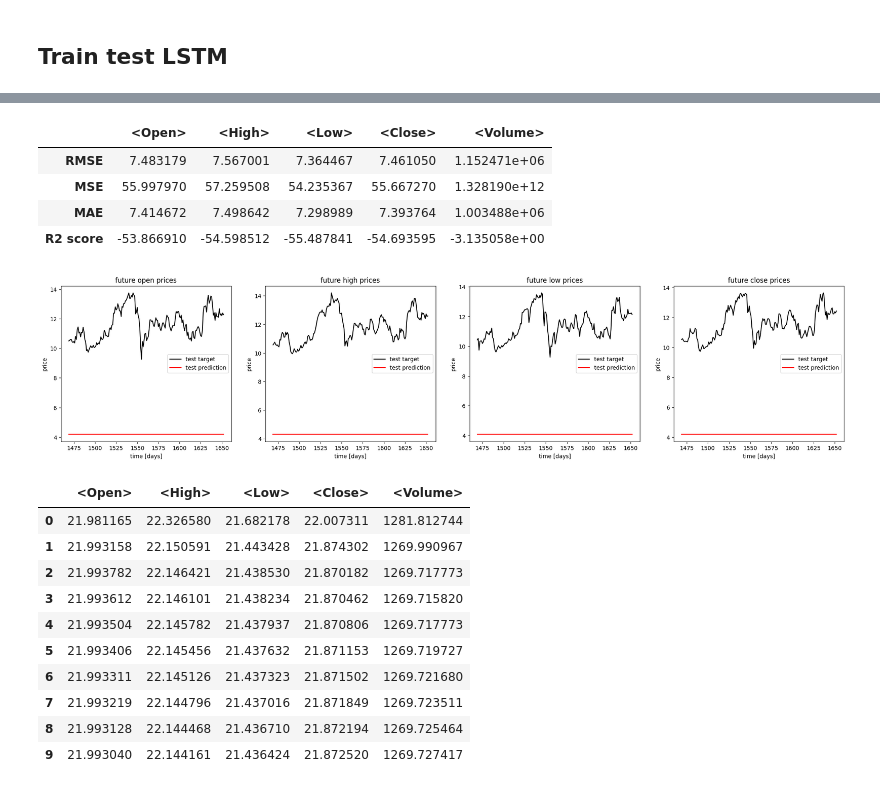
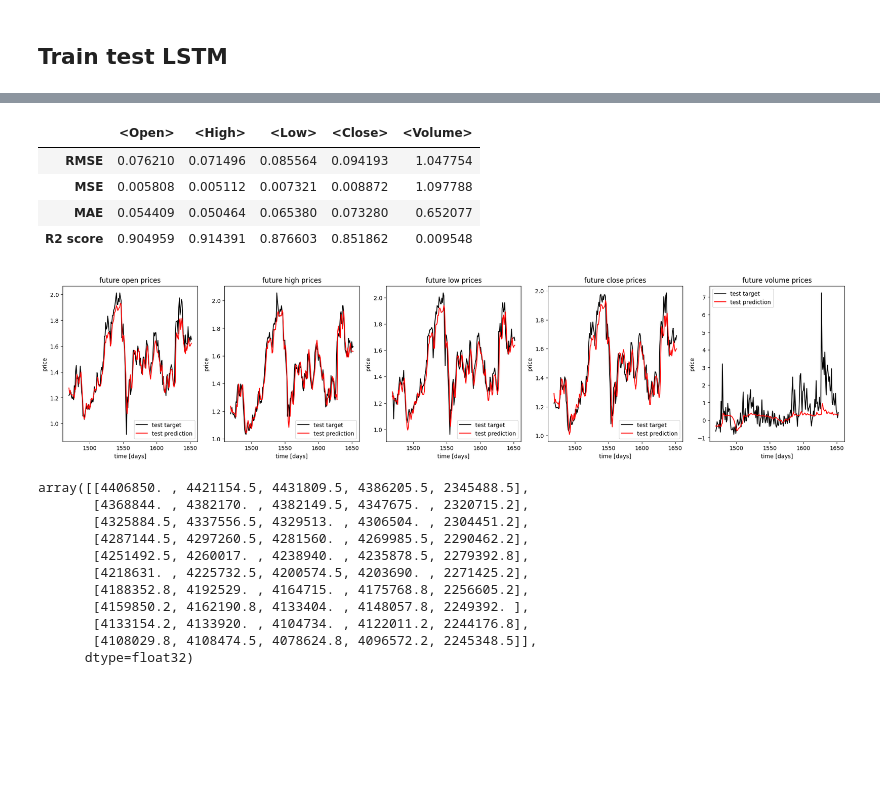
Before and after one commit to LHSang6403/thesis-xang-chuong, a Jupyter notebook: LSTM.ipynb, the cells around one changed output, grey strips where cells are left out. Drawn from its saved outputs; the diff is of its cells as text; code cells hidden in the pictures; blank space fills up the shorter version.

Commit message:
Chuong lstm lan cuoi

```diff
--- a/LSTM.ipynb
+++ b/LSTM.ipynb
@@ -180,11 +194,14 @@ plt.show()
 # %%
 # normalize data
 df1 = stock_price_df.copy(deep=True)
-scaler = MinMaxScaler(feature_range=(0,15)).fit(df1['<Low>'].values.reshape(-1,1))
-df1['<Open>'] = scaler.transform(df1['<Open>'].values.reshape(-1,1))
-df1['<High>'] = scaler.transform(df1['<High>'].values.reshape(-1,1))
-df1['<Low>'] = scaler.transform(df1['<Low>'].values.reshape(-1,1))
-df1['<Close>'] = scaler.transform(df1['<Close>'].values.reshape(-1,1))
-# df1['<Volume>'] = scaler.transform(df1['<Volume>'].values.reshape(-1,1))
 
-data = df1[['<Open>','<High>','<Low>', '<Close>']].values
+# use standardize the data
+scaler = StandardScaler()
+df1['<Open>'] = scaler.fit_transform(df1['<Open>'].values.reshape(-1,1))
+df1['<High>'] = scaler.fit_transform(df1['<High>'].values.reshape(-1,1))
+df1['<Low>'] = scaler.fit_transform(df1['<Low>'].values.reshape(-1,1))
+df1['<Close>'] = scaler.fit_transform(df1['<Close>'].values.reshape(-1,1))
+df1['<Volume>'] = scaler.fit_transform(df1['<Volume>'].values.reshape(-1,1))
+
+data = df1[['<Open>','<High>','<Low>', '<Close>', '<Volume>']].values
+data
@@ -217,7 +224,7 @@ valid_set_size_percentage = 10
 test_set_size_percentage = 10
 
 valid_set_size = int(np.round(valid_set_size_percentage/100*sequences.shape[0]))
-test_set_size  = int(np.round(test_set_size_percentage/100*sequences.shape[0]))
+test_set_size = int(np.round(test_set_size_percentage/100*sequences.shape[0]))
 train_set_size = sequences.shape[0] - (valid_set_size + test_set_size)
 
 x_train = sequences[:train_set_size,:-1,:]
@@ -228,6 +235,22 @@ y_valid = sequences[train_set_size:train_set_size+valid_set_size,-1,:]
 
 x_test = sequences[train_set_size+valid_set_size:,:-1,:]
 y_test = sequences[train_set_size+valid_set_size:,-1,:]
+
+x_train = torch.from_numpy(x_train).float()
+y_train = torch.from_numpy(y_train).float()
+
+x_valid = torch.from_numpy(x_valid).float()
+y_valid = torch.from_numpy(y_valid).float()
+
+x_test = torch.from_numpy(x_test).float()
+y_test = torch.from_numpy(y_test).float()
+
+train_data = TensorDataset(x_train, y_train)
+valid_data = TensorDataset(x_valid, y_valid)
+
+batch_size = 64
+train_loader = DataLoader(train_data, shuffle=True, batch_size=batch_size)
+valid_loader = DataLoader(valid_data, shuffle=True, batch_size=batch_size)
 # %% [markdown]
 ## Train test LSTM
 # %%
@@ -328,37 +351,38 @@ mse = mean_squared_error(y_test, y_test_pred, multioutput='raw_values')
 mae = mean_absolute_error(y_test, y_test_pred, multioutput='raw_values')
 r2 = r2_score(y_test, y_test_pred, multioutput='raw_values')
 index = ['RMSE','MSE', 'MAE', 'R2 score']
-vanilla_lstm_metric_df = pd.DataFrame([rmse, mse, mae, r2], columns=['<Open>','<High>','<Low>', '<Close>'], index=index)
+vanilla_lstm_metric_df = pd.DataFrame([rmse, mse, mae, r2], columns=['<Open>','<High>','<Low>', '<Close>','<Volume>'], index=index)
 vanilla_lstm_metric_df
 # %% [output]
 |  | <Open> | <High> | <Low> | <Close> | <Volume> |
-| RMSE | 7.483179 | 7.567001 | 7.364467 | 7.461050 | 1.152471e+06 |
-| MSE | 55.997970 | 57.259508 | 54.235367 | 55.667270 | 1.328190e+12 |
-| MAE | 7.414672 | 7.498642 | 7.298989 | 7.393764 | 1.003488e+06 |
-| R2 score | -53.866910 | -54.598512 | -55.487841 | -54.693595 | -3.135058e+00 |
+| RMSE | 0.076210 | 0.071496 | 0.085564 | 0.094193 | 1.047754 |
+| MSE | 0.005808 | 0.005112 | 0.007321 | 0.008872 | 1.097788 |
+| MAE | 0.054409 | 0.050464 | 0.065380 | 0.073280 | 0.652077 |
+| R2 score | 0.904959 | 0.914391 | 0.876603 | 0.851862 | 0.009548 |
 # %%
-fig, ax = plt.subplots(nrows=1, ncols=4)
+fig, ax = plt.subplots(nrows=1, ncols=5)
 fig.set_figwidth(25)
 fig.set_figheight(5)
-for i in range(4):
+for i in range(5):
     ax[i].plot(np.arange(y_train.shape[0], y_train.shape[0]+y_test.shape[0]),
          y_test[:,i], color='black', label='test target')
 
     ax[i].plot(np.arange(y_train.shape[0], y_train.shape[0]+y_test_pred.shape[0]),
          y_test_pred[:,i], color='red', label='test prediction')
 
     ax[i].set_xlabel('time [days]')
     ax[i].set_ylabel('price')
     ax[i].legend(loc='best')
 
 ax[0].set_title('future open prices')
 ax[1].set_title('future high prices')
 ax[2].set_title('future low prices')
 ax[3].set_title('future close prices')
+ax[4].set_title('future volume prices')
 
 plt.show()
 # %% [output]
-[figure, old version]
+[figure, new version]
 # %%
 # Get the last sequence of historical data as features for predicting the next 10 days
 last_sequence = sequences[-1:, 1:, :]
@@ -380,19 +404,19 @@ pred_days = scaler.inverse_transform(pred_days)
 
 df_pred = pd.DataFrame(
     data=pred_days,
-    columns=['<Open>', '<High>', '<Low>', '<Close>']
+    columns=['<Open>', '<High>', '<Low>', '<Close>', '<Volume>']
 )
 
 df_pred
 # %% [output]
-|  | <Open> | <High> | <Low> | <Close> | <Volume> |
-| 0 | 21.981165 | 22.326580 | 21.682178 | 22.007311 | 1281.812744 |
-| 1 | 21.993158 | 22.150591 | 21.443428 | 21.874302 | 1269.990967 |
-| 2 | 21.993782 | 22.146421 | 21.438530 | 21.870182 | 1269.717773 |
-| 3 | 21.993612 | 22.146101 | 21.438234 | 21.870462 | 1269.715820 |
-| 4 | 21.993504 | 22.145782 | 21.437937 | 21.870806 | 1269.717773 |
-| 5 | 21.993406 | 22.145456 | 21.437632 | 21.871153 | 1269.719727 |
-| 6 | 21.993311 | 22.145126 | 21.437323 | 21.871502 | 1269.721680 |
-| 7 | 21.993219 | 22.144796 | 21.437016 | 21.871849 | 1269.723511 |
-| 8 | 21.993128 | 22.144468 | 21.436710 | 21.872194 | 1269.725464 |
-| 9 | 21.993040 | 22.144161 | 21.436424 | 21.872520 | 1269.727417 |
+array([[4406850. , 4421154.5, 4431809.5, 4386205.5, 2345488.5],
+       [4368844. , 4382170. , 4382149.5, 4347675. , 2320715.2],
+       [4325884.5, 4337556.5, 4329513. , 4306504. , 2304451.2],
+       [4287144.5, 4297260.5, 4281560. , 4269985.5, 2290462.2],
+       [4251492.5, 4260017. , 4238940. , 4235878.5, 2279392.8],
+       [4218631. , 4225732.5, 4200574.5, 4203690. , 2271425.2],
+       [4188352.8, 4192529. , 4164715. , 4175768.8, 2256605.2],
+       [4159850.2, 4162190.8, 4133404. , 4148057.8, 2249392. ],
+       [4133154.2, 4133920. , 4104734. , 4122011.2, 2244176.8],
+       [4108029.8, 4108474.5, 4078624.8, 4096572.2, 2245348.5]],
+      dtype=float32)
```
Also changed, not shown: parts of 8 cells of this notebook, 3 other files.
